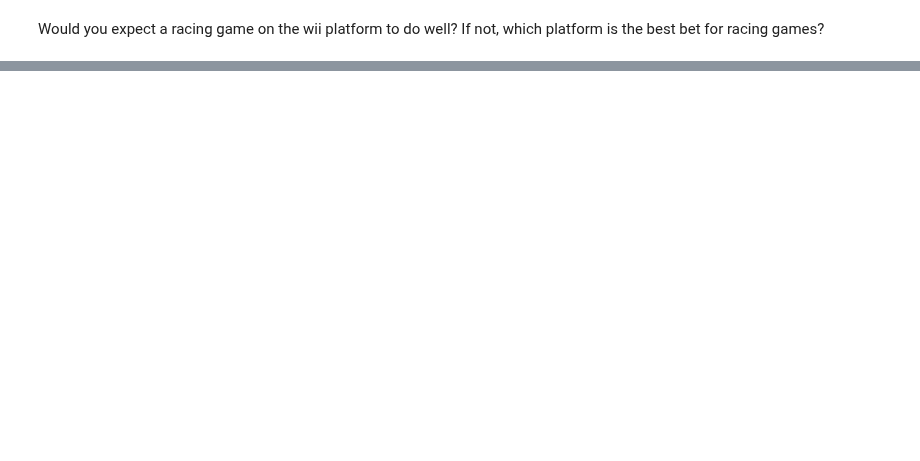
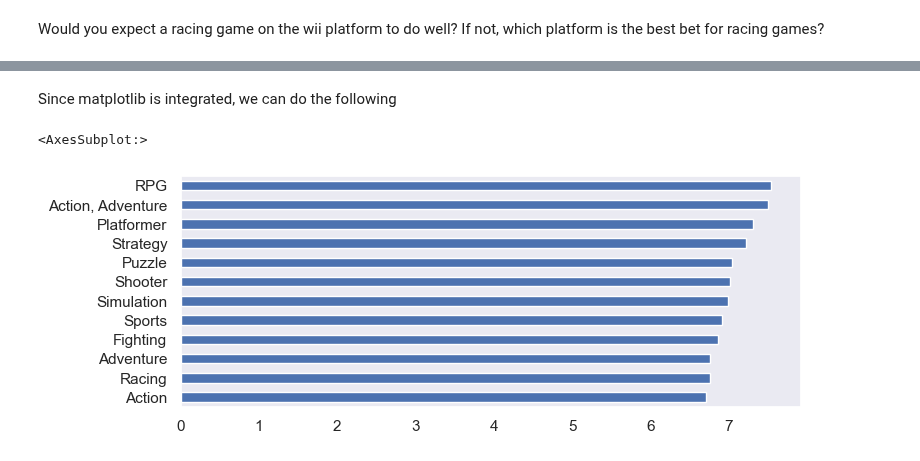
Before and after one commit to mblackstock/ds1-analytics, a Jupyter notebook: ign.ipynb, the cells around one changed output, grey strips where cells are left out. Saved outputs shown, nothing was run; the diff lists cells and outputs as text; code cells hidden in the pictures; blank space fills up the shorter version.

```diff
--- a/ign.ipynb
+++ b/ign.ipynb
@@ -327,0 +393,8 @@ Which combination of genre and platform receives the highest average ratings? Wh
+# %% [markdown]
+Since matplotlib is integrated, we can do the following
+# %%
+sns.set_style("dark")
+ign_data.mean().sort_values().plot.barh(figsize=(8,3))
+# %% [output]
+<AxesSubplot:>
+[figure, added]
```
Also changed, not shown: parts of 27 cells of this notebook.
